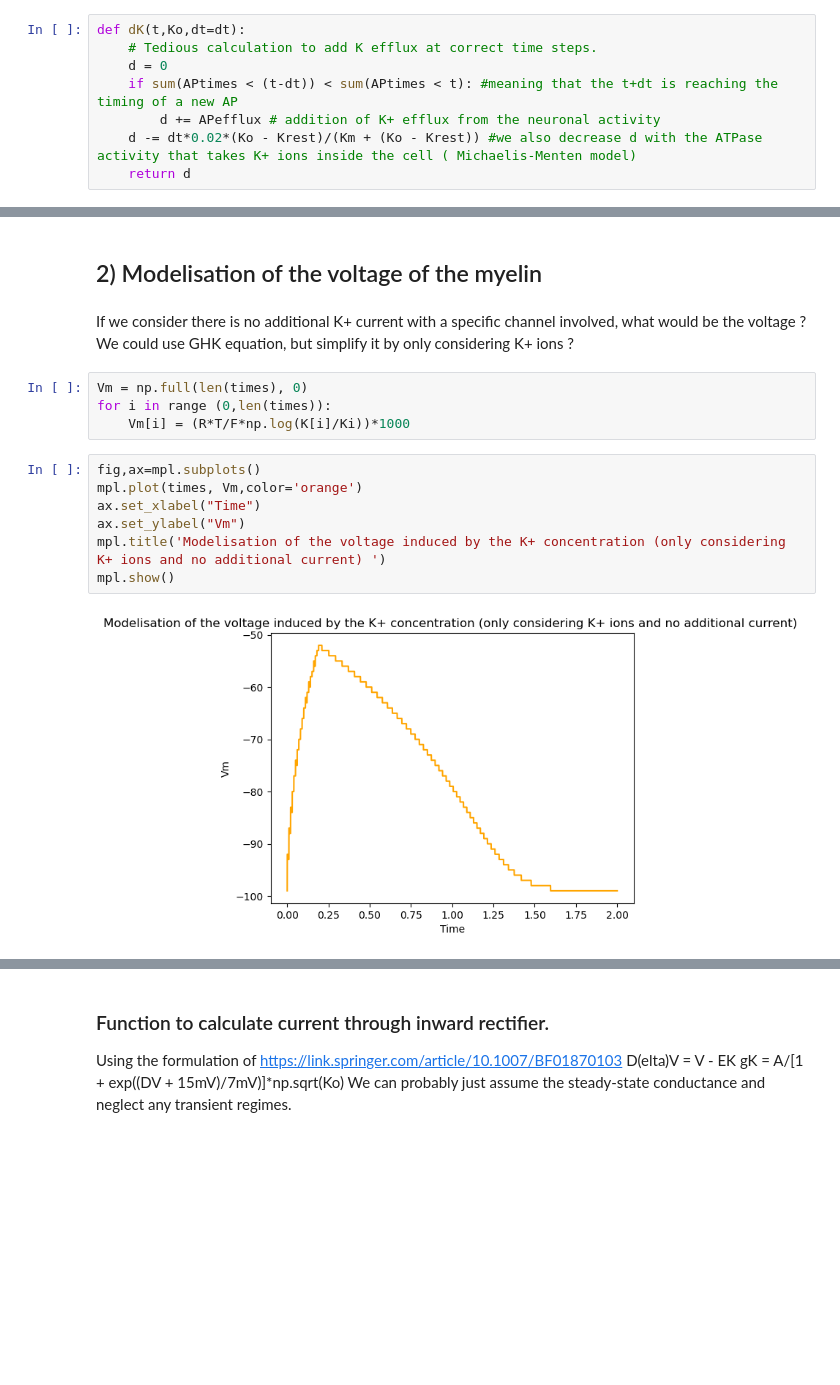
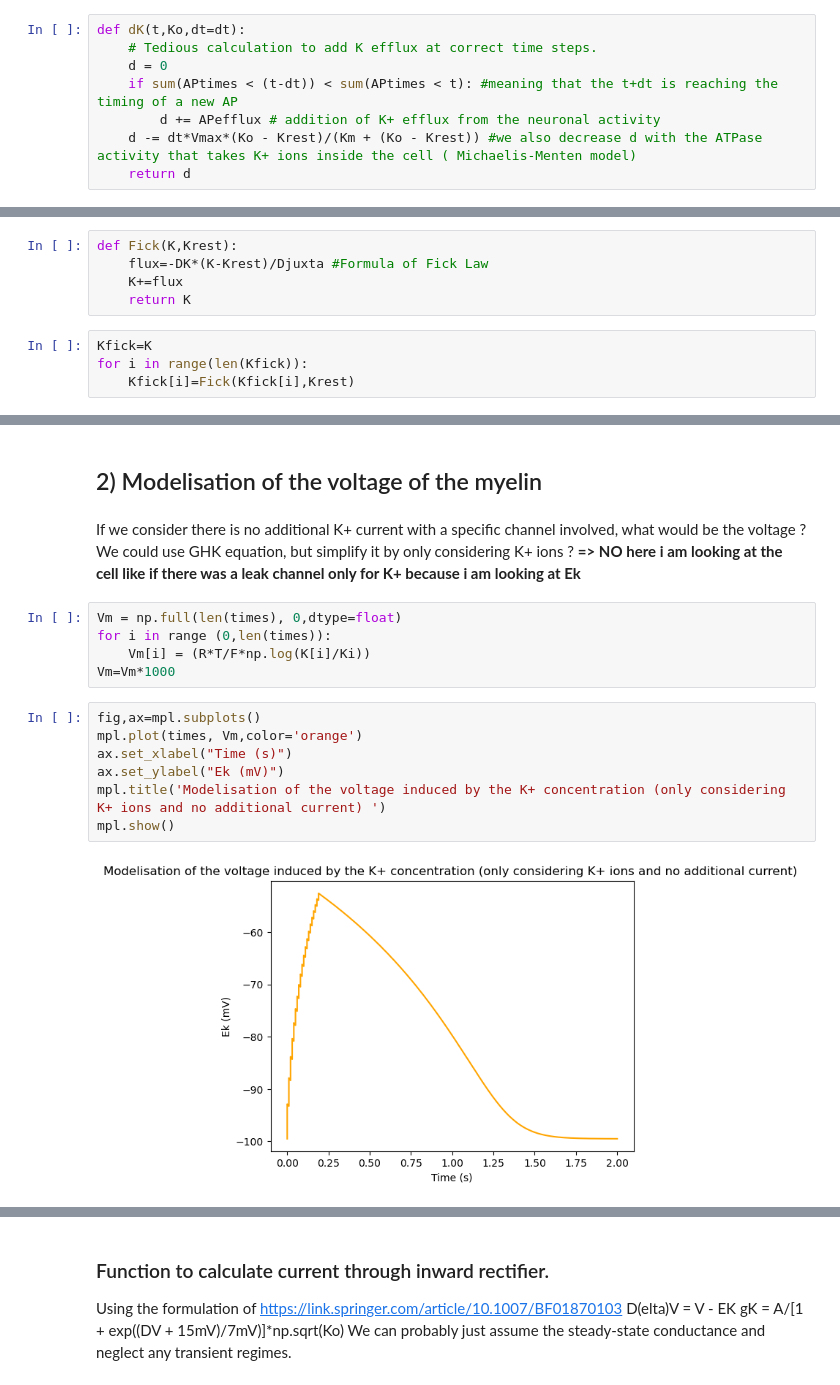
Before and after one commit to louna-schaison/TINS_Python_code, a Jupyter notebook: Test_preliminary.ipynb, the cells around one changed output, grey strips where cells are left out. Cells and saved outputs as stored; diff of their text form; blank space fills up the shorter version.

```diff
--- a/Test_preliminary.ipynb
+++ b/Test_preliminary.ipynb
@@ -40,7 +45,7 @@ def dK(t,Ko,dt=dt):
     d = 0
     if sum(APtimes < (t-dt)) < sum(APtimes < t): #meaning that the t+dt is reaching the timing of a new AP
         d += APefflux # addition of K+ efflux from the neuronal activity
-    d -= dt*0.02*(Ko - Krest)/(Km + (Ko - Krest)) #we also decrease d with the ATPase activity that takes K+ ions inside the cell ( Michaelis-Menten model)
+    d -= dt*Vmax*(Ko - Krest)/(Km + (Ko - Krest)) #we also decrease d with the ATPase activity that takes K+ ions inside the cell ( Michaelis-Menten model)
     return d
 # %% [markdown]
 ### Function to generate the evolution of extracellular [K+] upon time:
@@ -67,0 +71,9 @@ np.float64(0.007953503487853083)
+# %%
+def Fick(K,Krest):
+    flux=-DK*(K-Krest)/Djuxta #Formula of Fick Law
+    K+=flux
+    return K
+# %%
+Kfick=K
+for i in range(len(Kfick)):
+    Kfick[i]=Fick(Kfick[i],Krest)
@@ -70,17 +92,19 @@ np.float64(0.007953503487853083)
 # %% [markdown]
 If we consider there is no additional K+ current with a specific channel involved, what would be the voltage ?
 We could use GHK equation, but simplify it by only considering K+ ions ?
+**=> NO here i am looking at the cell like if there was a leak channel only for K+ because i am looking at Ek**
 # %%
-Vm = np.full(len(times), 0)
+Vm = np.full(len(times), 0,dtype=float)
 for i in range (0,len(times)):
-    Vm[i] = (R*T/F*np.log(K[i]/Ki))*1000
+    Vm[i] = (R*T/F*np.log(K[i]/Ki))
+Vm=Vm*1000
 # %%
 fig,ax=mpl.subplots()
 mpl.plot(times, Vm,color='orange')
-ax.set_xlabel("Time")
-ax.set_ylabel("Vm")
+ax.set_xlabel("Time (s)")
+ax.set_ylabel("Ek (mV)")
 mpl.title('Modelisation of the voltage induced by the K+ concentration (only considering K+ ions and no additional current) ')
 mpl.show()
 # %% [output]
-[figure, old version]
+[figure, new version]
 # %% [markdown]
```
Also changed, not shown: parts of 61 cells of this notebook.
